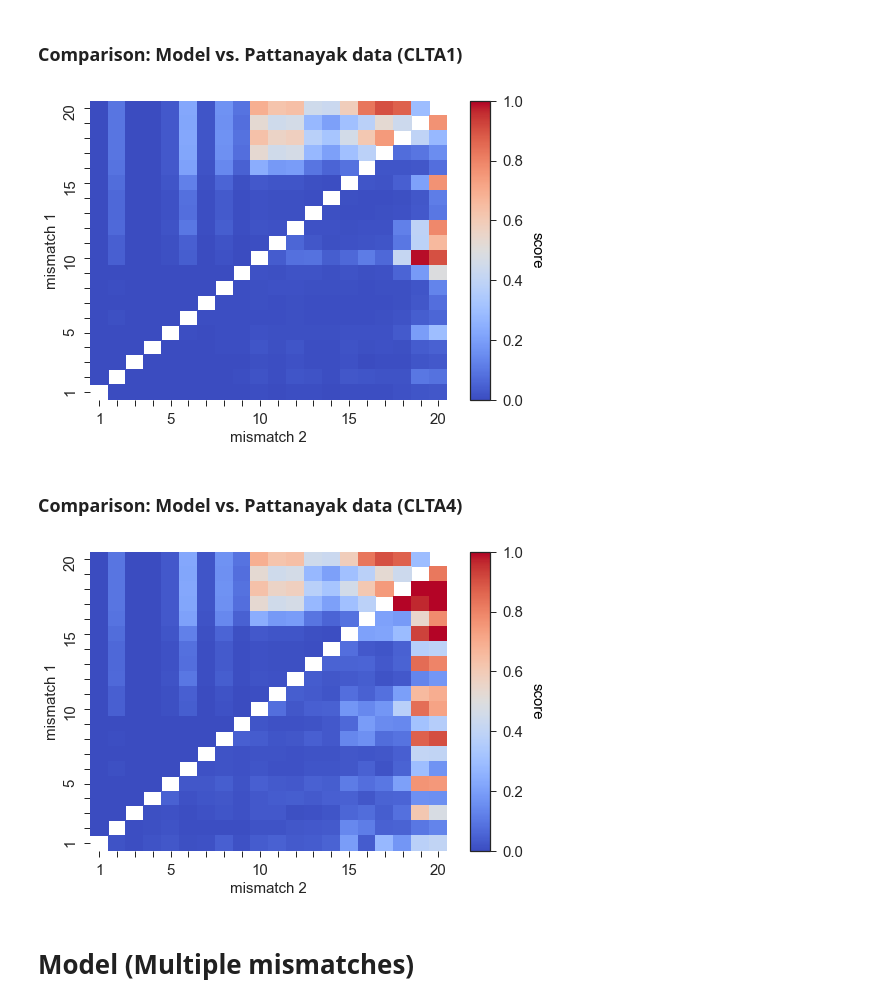
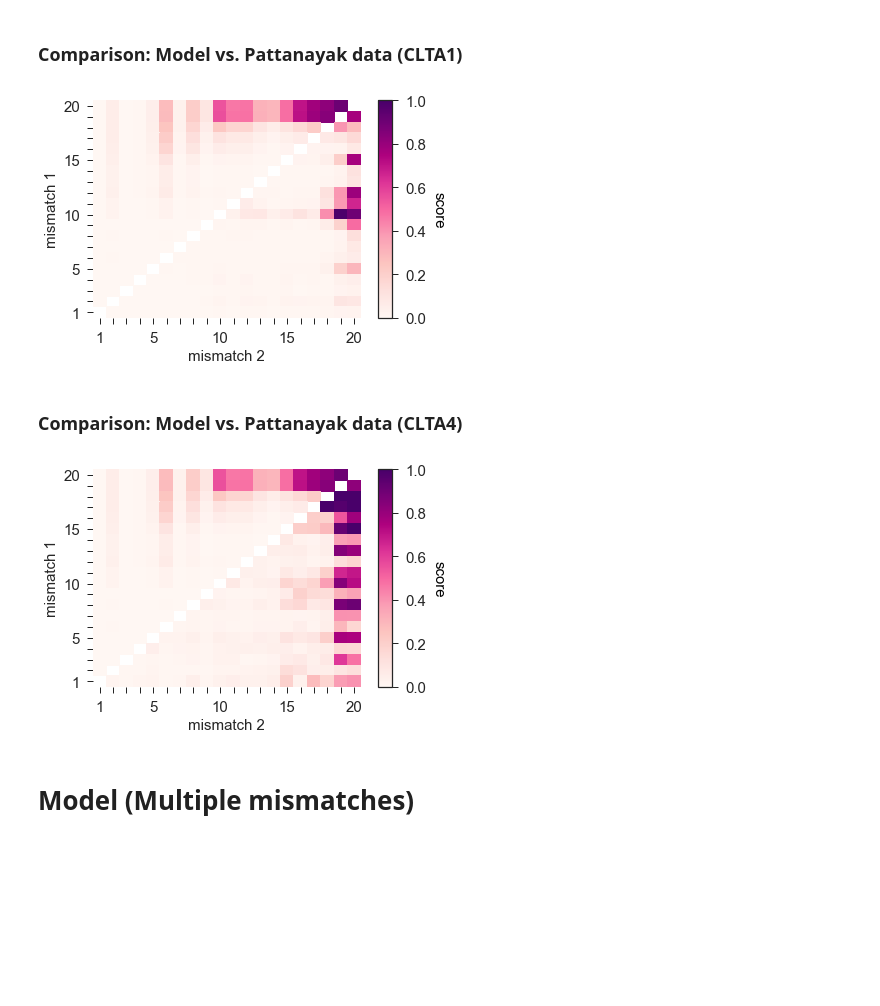
Before and after one commit to martin-depken/Energy-Landscape, a Jupyter notebook: code_Pclv/MFPT to cleave .ipynb, the cells around one changed output. Cells and saved outputs as stored; diff of their text form; code cells hidden in the pictures; blank space fills up the shorter version.

```diff
--- a/code_Pclv/MFPT to cleave .ipynb
+++ b/code_Pclv/MFPT to cleave .ipynb
@@ -70,9 +76,10 @@ CFD_median_score = calc_median_CFD_score(Boyle_seq, CFD)
 # %% [markdown]
 ### Loading parameters, setting cleavage rate
 # %%
-model_id = 'init_limit_general_energies_v2'
-filename = '../data/25_10_2018/median_landscape_Boyle.txt'
-boyle_params = np.loadtxt(filename,comments='#')
+model_id = 'general_energies_no_kPR'
+filename = '../data/22_3_2019/fit_22_3_2019_sim_13.txt'
+Nparams = 43
+boyle_params = plt_B.load_simm_anneal(filename, Nparams)
 
 rate_to_cleave=1
 # %% [markdown]
@@ -191,30 +198,30 @@ for mm1 in range(1,21):
 # %%
 data = Pattanayak_CLTA1[Pattanayak_CLTA1['target - MMcount']==2].copy()
 Matrix = np.zeros([20,20])
 for n in range(len(data)):
     pos = data['target - MMpos'].iloc[n]
     pos1 = pos[0] -1
     pos2 = pos[1] -1
     Matrix[pos1,pos2] = data['Score'].iloc[n]
 
 plt.figure()
 mask = np.zeros(Matrix.shape)
 mask[np.tril_indices_from(mask)] = True
-sns.heatmap(two_mismatches, mask=np.triu(two_mismatches),cbar=False, cmap='coolwarm', vmin=0, vmax=1)
-axHeatmap = sns.heatmap(Matrix,cbar=False,mask=mask,cmap='coolwarm',vmin=0,vmax=1)
+sns.heatmap(two_mismatches, mask=np.triu(two_mismatches),cbar=False, cmap='RdPu', vmin=0, vmax=1)
+axHeatmap = sns.heatmap(Matrix,cbar=False,mask=mask,cmap='RdPu',vmin=0,vmax=1)
 
 #axHeatmap.invert_xaxis()
 axHeatmap.invert_yaxis()
 axHeatmap.set_yticklabels([20,'','','','',15,'','','','',10,'','','','',5,'','','',1], fontsize=15 );
 #axHeatmap.set_yticklabels([1,'','','',5,'','','','',10,'','','','',15,'','','','',20], fontsize=15);
 axHeatmap.set_xticklabels([1,'','','',5,'','','','',10,'','','','',15,'','','','',20] ,rotation=0, fontsize=15);
 axHeatmap.set_ylabel('mismatch 1',fontsize=15);
 axHeatmap.set_xlabel('mismatch 2',fontsize=15);
 cbar = axHeatmap.figure.colorbar(axHeatmap.axes.collections[0],aspect=15);
 cbar.set_label('score',size=15,rotation=-90,labelpad=20,color='black')
 cbar.ax.tick_params(labelsize=15)
 # %% [output]
-[figure, old version]
+[figure, new version]
 # %% [markdown]
 ### Comparison: Model vs. Pattanayak data (CLTA4)
 # %%
@@ -229,8 +236,8 @@ for n in range(len(data)):
 plt.figure()
 mask = np.zeros(Matrix.shape)
 mask[np.tril_indices_from(mask)] = True
-sns.heatmap(two_mismatches, mask=np.triu(two_mismatches),cbar=False, cmap='coolwarm', vmin=0, vmax=1)
-axHeatmap = sns.heatmap(Matrix,cbar=False,mask=mask,cmap='coolwarm',vmin=0,vmax=1)
+sns.heatmap(two_mismatches, mask=np.triu(two_mismatches),cbar=False, cmap='RdPu', vmin=0, vmax=1)
+axHeatmap = sns.heatmap(Matrix,cbar=False,mask=mask,cmap='RdPu',vmin=0,vmax=1)
 
 #axHeatmap.invert_xaxis()
 axHeatmap.invert_yaxis()
@@ -243,7 +250,7 @@ cbar = axHeatmap.figure.colorbar(axHeatmap.axes.collections[0],aspect=15);
 cbar.set_label('score',size=15,rotation=-90,labelpad=20,color='black')
 cbar.ax.tick_params(labelsize=15)
 # %% [output]
-[figure, old version]
+[figure, new version]
 # %% [markdown]
 # Model (Multiple mismatches)
 # %% [markdown]
```
Also changed, not shown: parts of 10 cells of this notebook, 2 other files.
